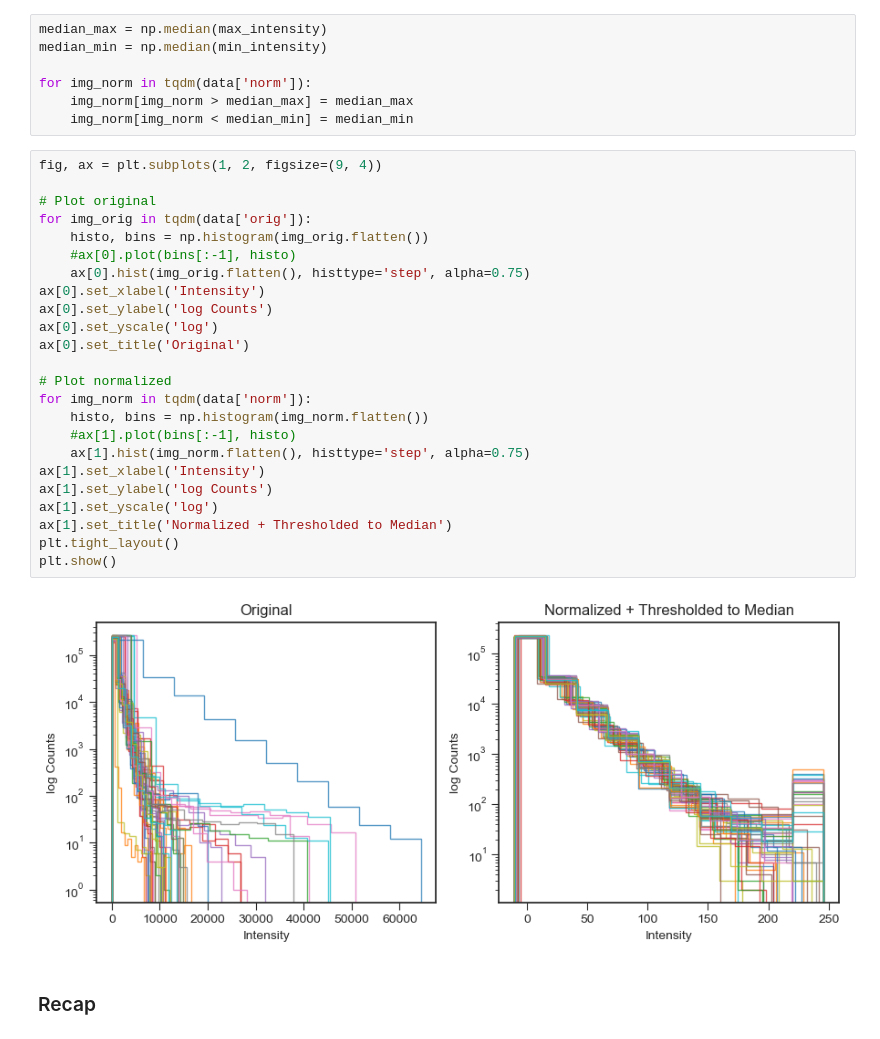
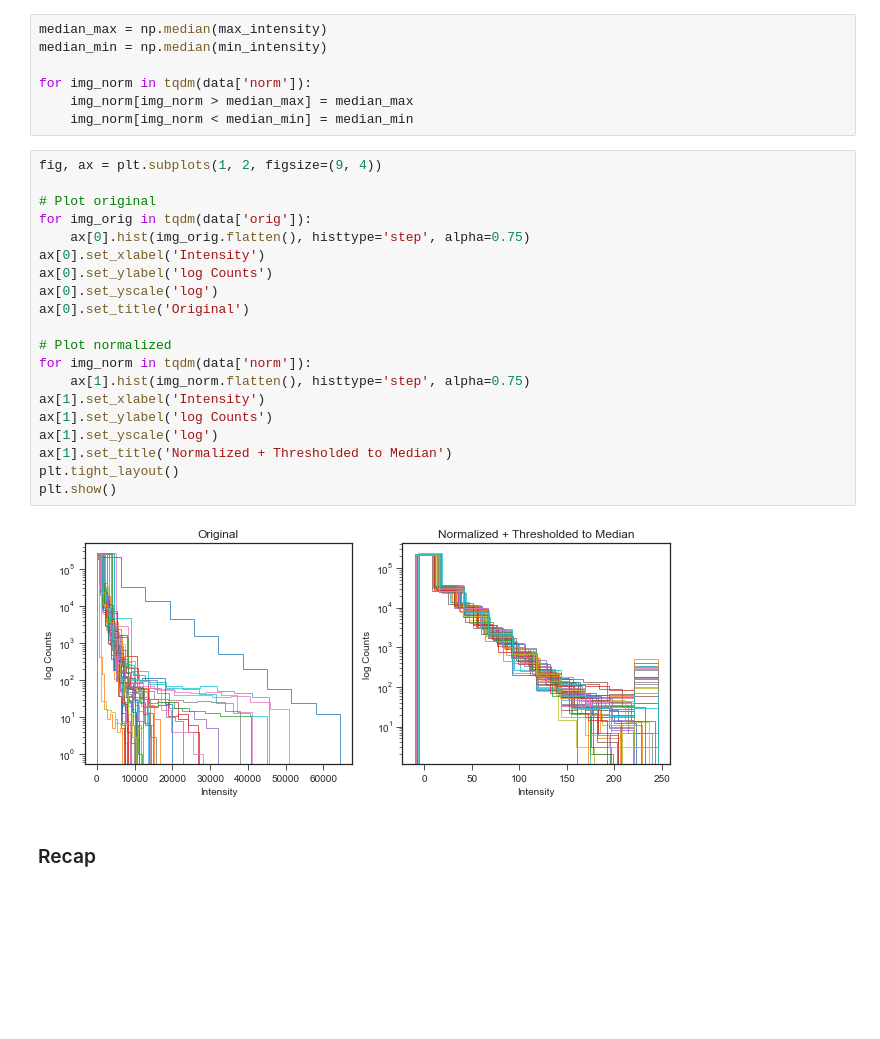
Before and after one commit to dhaberl/Intensity_standardization, a Jupyter notebook: demo.ipynb, the cells around one changed output. Drawn from its saved outputs; the diff is of its cells as text; blank space fills up the shorter version.

```diff
--- a/demo.ipynb
+++ b/demo.ipynb
@@ -255,31 +255,27 @@ for img_norm in tqdm(data['norm']):
 # %%
 fig, ax = plt.subplots(1, 2, figsize=(9, 4))
 
 # Plot original
 for img_orig in tqdm(data['orig']):
-    histo, bins = np.histogram(img_orig.flatten())
-    #ax[0].plot(bins[:-1], histo)
     ax[0].hist(img_orig.flatten(), histtype='step', alpha=0.75)
 ax[0].set_xlabel('Intensity')
 ax[0].set_ylabel('log Counts')
 ax[0].set_yscale('log')
 ax[0].set_title('Original')
 
 # Plot normalized
 for img_norm in tqdm(data['norm']):
-    histo, bins = np.histogram(img_norm.flatten())
-    #ax[1].plot(bins[:-1], histo)
     ax[1].hist(img_norm.flatten(), histtype='step', alpha=0.75)
 ax[1].set_xlabel('Intensity')
 ax[1].set_ylabel('log Counts')
 ax[1].set_yscale('log')
 ax[1].set_title('Normalized + Thresholded to Median')
 plt.tight_layout()
 plt.show()
 # %% [output]
-[figure, old version]
+[figure, new version]
 # %% [markdown]
-### Recap   <a class="anchor" id="section5_3"></a>
+### Recap   <a class="anchor" id="section7_3"></a>
 # %%
 orig_example = dict(zip(data['uids'], data['orig']))
 norm_example = dict(zip(data['uids'], data['norm']))
```
Also changed, not shown: parts of 19 cells of this notebook.
